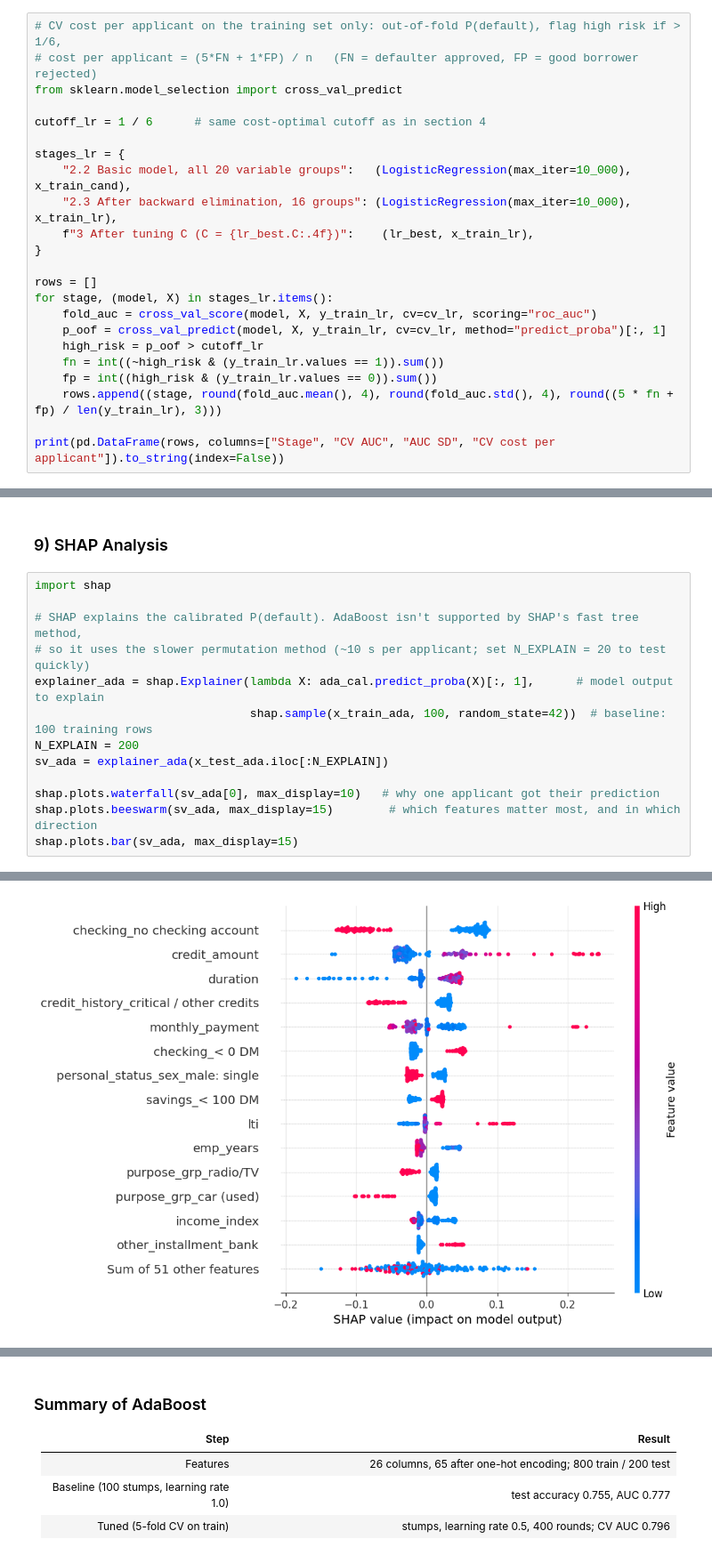
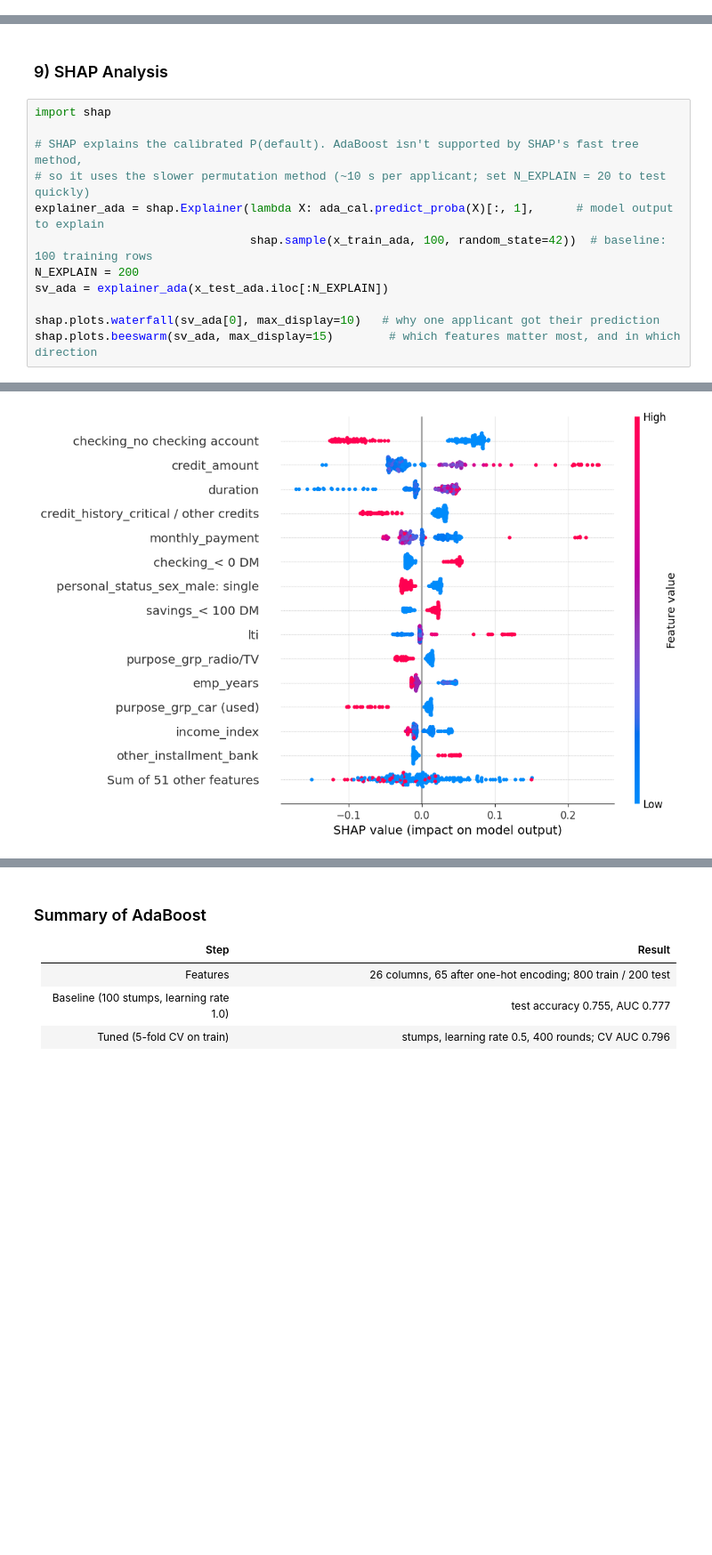
Before and after one commit to chrisgoh9/dseqf4212-group8, a Jupyter notebook: dseqf4212-group8.ipynb, the cells around one changed output, grey strips where cells are left out. Shown at 89% size. Saved outputs shown, nothing was run; the diff lists cells and outputs as text; blank space fills up the shorter version.

```diff
--- a/dseqf4212-group8.ipynb
+++ b/dseqf4212-group8.ipynb
@@ -753,26 +760,3 @@ feat_names_lr = list(x_train_lr.columns)
 print(f"Best C: {lr_grid.best_params_['C']:.4f}   CV AUC: {lr_grid.best_score_:.4f}")
 # %% [output]
 Best C: 0.0316   CV AUC: 0.7850
-# %%
-# CV cost per applicant on the training set only: out-of-fold P(default), flag high risk if > 1/6,
-# cost per applicant = (5*FN + 1*FP) / n   (FN = defaulter approved, FP = good borrower rejected)
-from sklearn.model_selection import cross_val_predict
-
-cutoff_lr = 1 / 6      # same cost-optimal cutoff as in section 4
-
-stages_lr = {
-    "2.2 Basic model, all 20 variable groups":   (LogisticRegression(max_iter=10_000), x_train_cand),
-    "2.3 After backward elimination, 16 groups": (LogisticRegression(max_iter=10_000), x_train_lr),
-    f"3 After tuning C (C = {lr_best.C:.4f})":    (lr_best, x_train_lr),
-}
-
-rows = []
-for stage, (model, X) in stages_lr.items():
-    fold_auc = cross_val_score(model, X, y_train_lr, cv=cv_lr, scoring="roc_auc")
-    p_oof = cross_val_predict(model, X, y_train_lr, cv=cv_lr, method="predict_proba")[:, 1]
-    high_risk = p_oof > cutoff_lr
-    fn = int((~high_risk & (y_train_lr.values == 1)).sum())
-    fp = int((high_risk & (y_train_lr.values == 0)).sum())
-    rows.append((stage, round(fold_auc.mean(), 4), round(fold_auc.std(), 4), round((5 * fn + fp) / len(y_train_lr), 3)))
-
-print(pd.DataFrame(rows, columns=["Stage", "CV AUC", "AUC SD", "CV cost per applicant"]).to_string(index=False))
@@ -1709,16 +1624,15 @@ Features with zero importance: 33 of 65
 # %%
 import shap
 
 # SHAP explains the calibrated P(default). AdaBoost isn't supported by SHAP's fast tree method,
 # so it uses the slower permutation method (~10 s per applicant; set N_EXPLAIN = 20 to test quickly)
 explainer_ada = shap.Explainer(lambda X: ada_cal.predict_proba(X)[:, 1],      # model output to explain
                                shap.sample(x_train_ada, 100, random_state=42))  # baseline: 100 training rows
 N_EXPLAIN = 200
 sv_ada = explainer_ada(x_test_ada.iloc[:N_EXPLAIN])
 
 shap.plots.waterfall(sv_ada[0], max_display=10)   # why one applicant got their prediction
 shap.plots.beeswarm(sv_ada, max_display=15)        # which features matter most, and in which direction
-shap.plots.bar(sv_ada, max_display=15)
 # %% [output]
 [figure]
-[figure, old version]
+[figure, new version]
```
Also changed, not shown: parts of 21 cells of this notebook.
